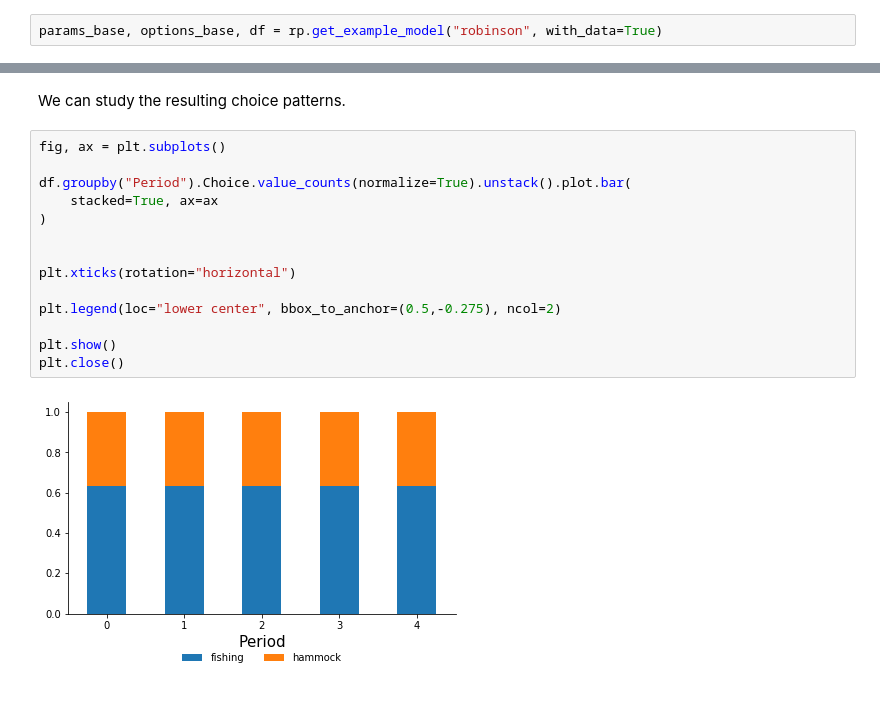
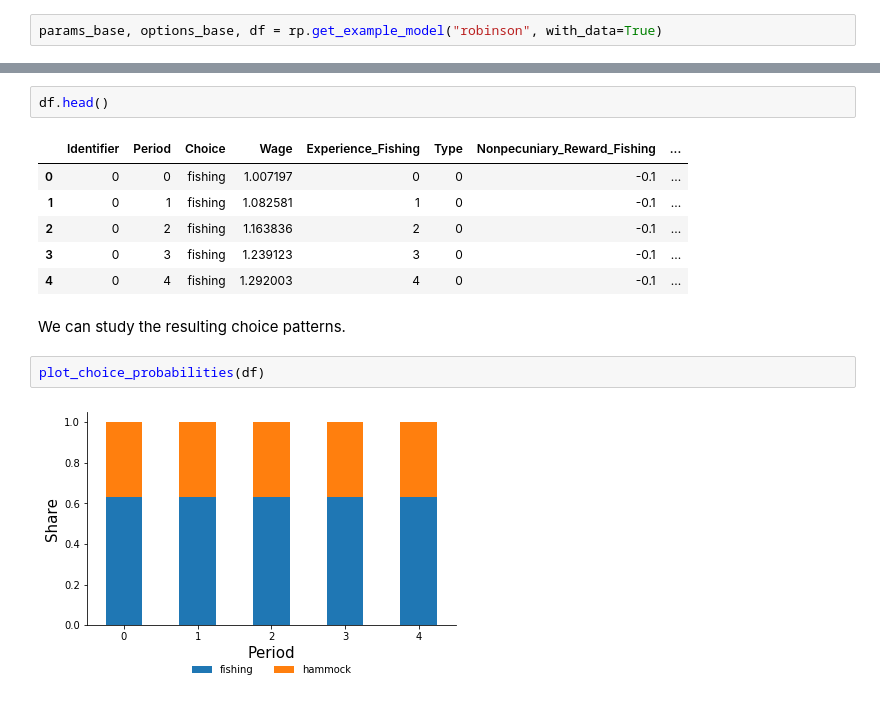
Before and after one commit to OpenSourceEconomics/ekw-lectures, a Jupyter notebook: lectures/00_robinson_economy/notebook.ipynb, the cells around one changed output, grey strips where cells are left out. Drawn from its saved outputs; the diff is of its cells as text.

```diff
--- a/lectures/00_robinson_economy/notebook.ipynb
+++ b/lectures/00_robinson_economy/notebook.ipynb
@@ -45,18 +37,15 @@ shocks_sdcorr  sd_fishing            0.010
+# %%
+df.head()
+# %% [output]
+|  | Identifier | Period | Choice | Wage | Experience_Fishing | Type | Nonpecuniary_Reward_Fishing | ... |
+| 0 | 0 | 0 | fishing | 1.007197 | 0 | 0 | -0.1 | ... |
+| 1 | 0 | 1 | fishing | 1.082581 | 1 | 0 | -0.1 | ... |
+| 2 | 0 | 2 | fishing | 1.163836 | 2 | 0 | -0.1 | ... |
+| 3 | 0 | 3 | fishing | 1.239123 | 3 | 0 | -0.1 | ... |
+| 4 | 0 | 4 | fishing | 1.292003 | 4 | 0 | -0.1 | ... |
 # %% [markdown]
 We can study the resulting choice patterns.
-# %%
-fig, ax = plt.subplots()
-
-df.groupby("Period").Choice.value_counts(normalize=True).unstack().plot.bar(
-    stacked=True, ax=ax
-)
-
-
-plt.xticks(rotation="horizontal")
-
-plt.legend(loc="lower center", bbox_to_anchor=(0.5,-0.275), ncol=2)
-
-plt.show()
-plt.close()
-# %% [output]
-[figure, removed]
+# %%
+plot_choice_probabilities(df)
+# %% [output]
+[figure, added]
```
Also changed, not shown: parts of 10 cells of this notebook, 5 other files.
